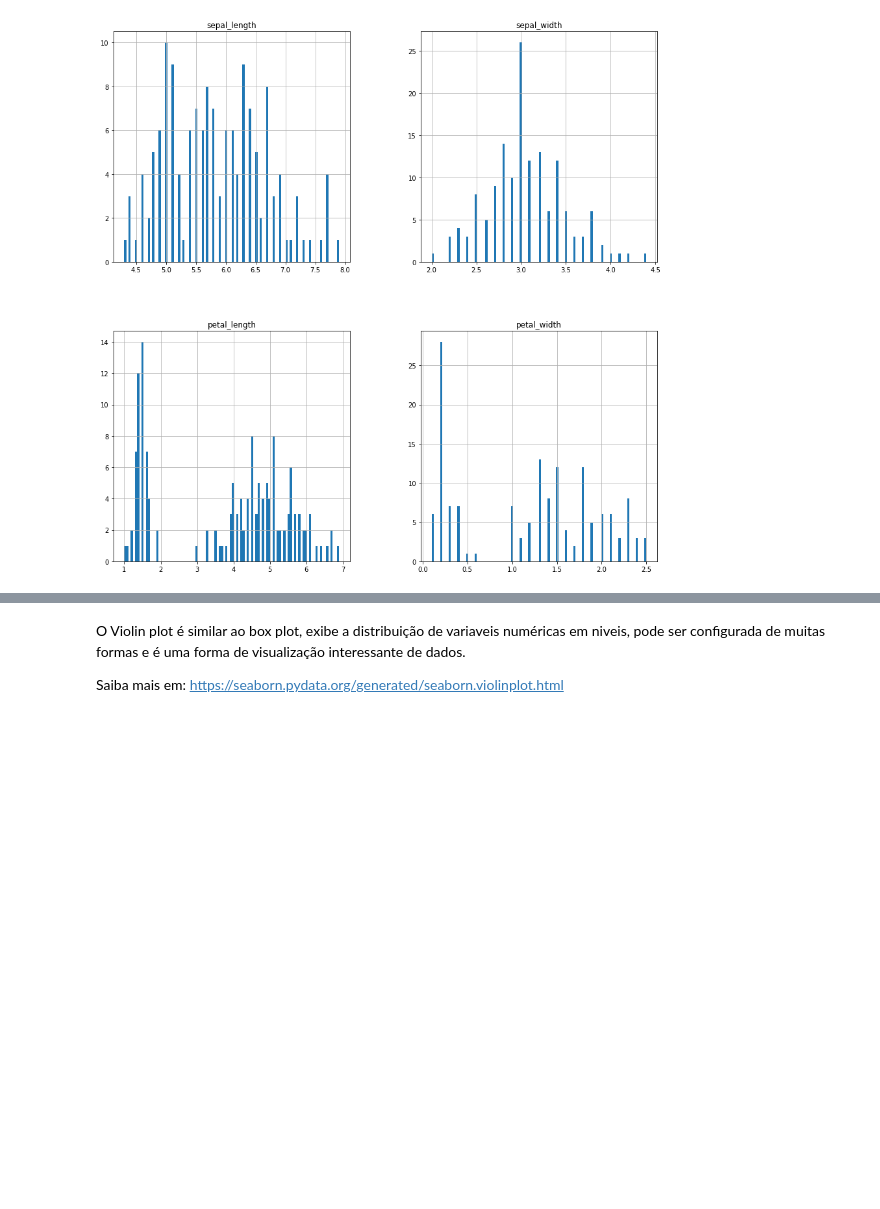
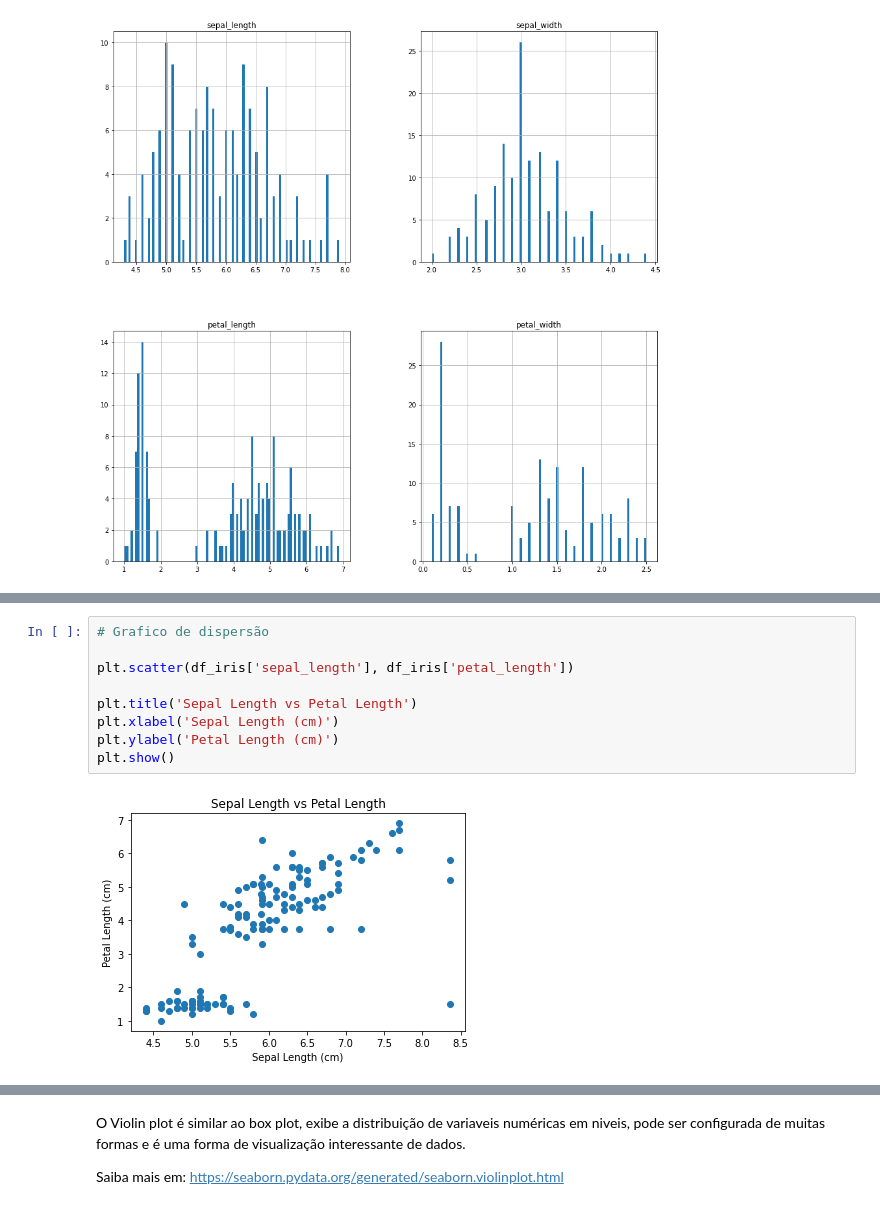
Before and after one commit to arnaldojr/DisruptiveArchitectures, a Jupyter notebook: material/aulas/IA/lab01/dataframe.ipynb, the cells around one changed output, grey strips where cells are left out. Cells and saved outputs as stored; diff of their text form; blank space fills up the shorter version.

```diff
--- a/material/aulas/IA/lab01/dataframe.ipynb
+++ b/material/aulas/IA/lab01/dataframe.ipynb
@@ -208,0 +353,11 @@ plt.show()
+# %%
+# Grafico de dispersão
+
+plt.scatter(df_iris['sepal_length'], df_iris['petal_length'])
+
+plt.title('Sepal Length vs Petal Length')
+plt.xlabel('Sepal Length (cm)')
+plt.ylabel('Petal Length (cm)')
+plt.show()
+# %% [output]
+[figure, added]
```
Also changed, not shown: parts of 47 cells of this notebook, 4 other files.
